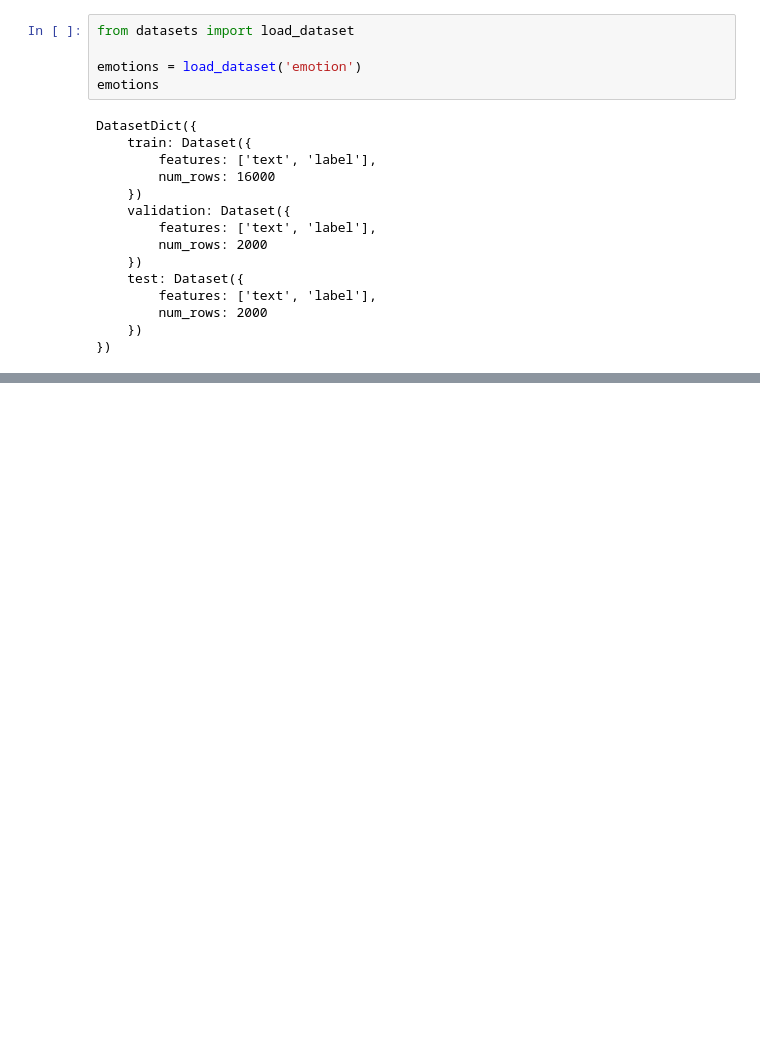
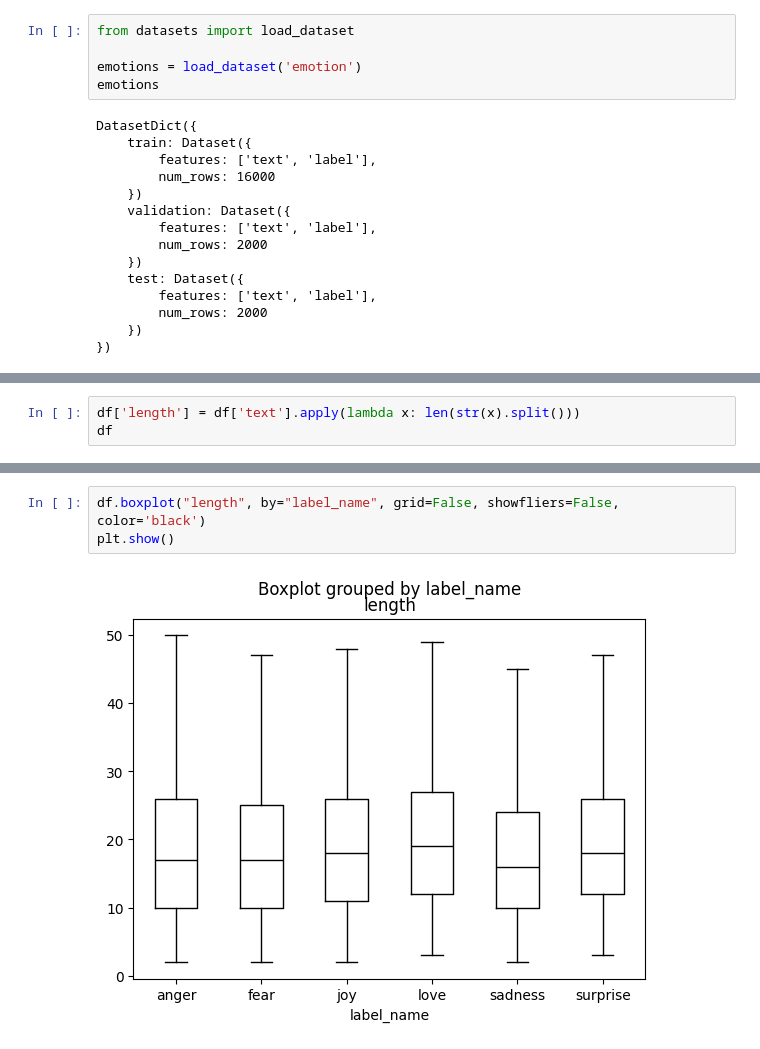
Before and after one commit to kolithawarnakulasooriya/Gen-AI-Torch-Learning, a Jupyter notebook: transformers/Chapter3.ipynb, the cells around one changed output, grey strips where cells are left out. Saved outputs shown, nothing was run; the diff lists cells and outputs as text; blank space fills up the shorter version.

```diff
--- a/transformers/Chapter3.ipynb
+++ b/transformers/Chapter3.ipynb
@@ -42,0 +110,3 @@ print(train_dataset[0])
+# %%
+df['length'] = df['text'].apply(lambda x: len(str(x).split()))
+df
@@ -42,0 +127,5 @@ print(train_dataset[0])
+# %%
+df.boxplot("length", by="label_name", grid=False, showfliers=False, color='black')
+plt.show()
+# %% [output]
+[figure, added]
```
Also changed, not shown: parts of 11 cells of this notebook.
